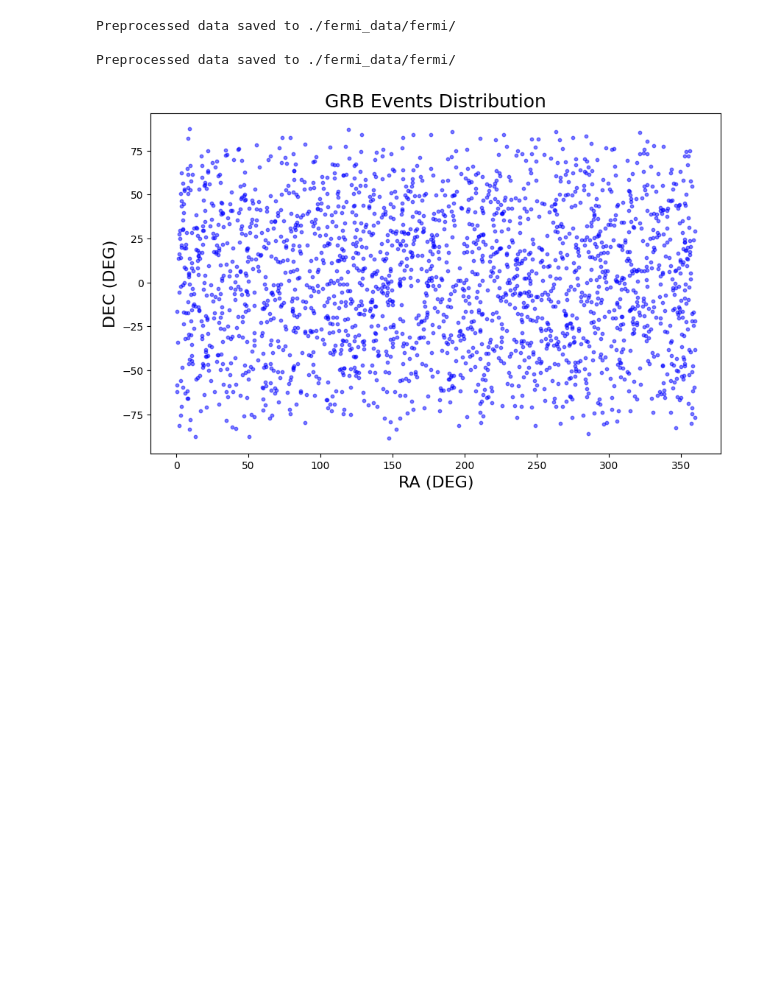
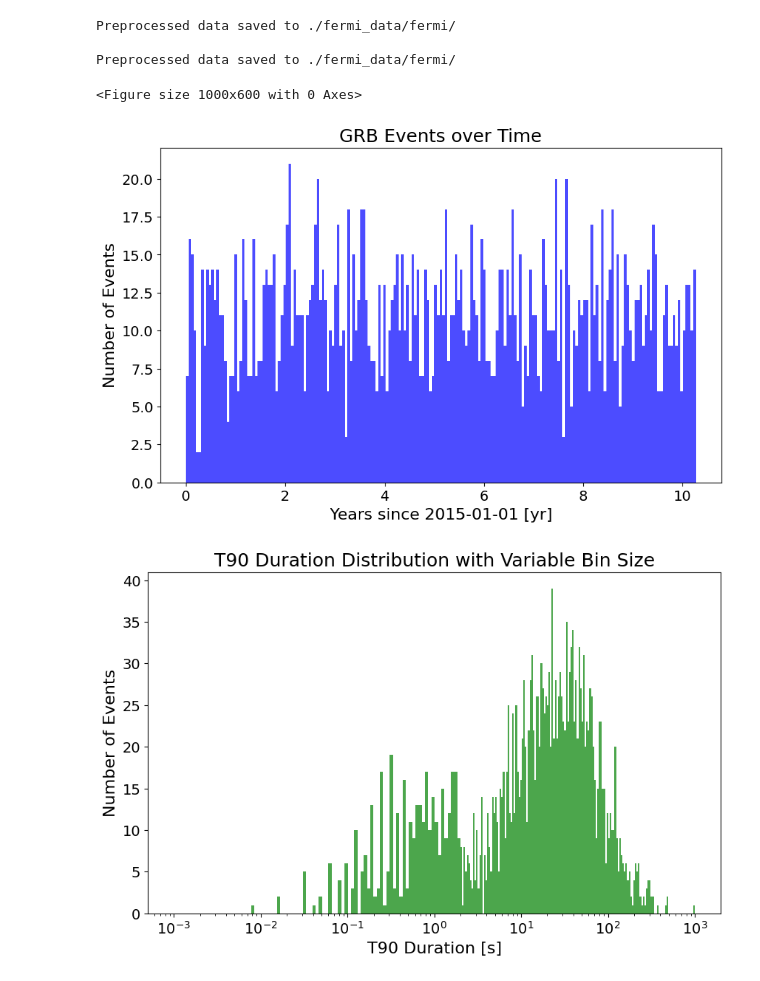
Before and after one commit to PHYS549/group_project_2025, a Jupyter notebook: demo/fermi_data_exploration.ipynb, the cells around one changed output. Drawn from its saved outputs; the diff is of its cells as text; code cells hidden in the pictures; blank space fills up the shorter version.

Commit message:
visualize

```diff
--- a/demo/fermi_data_exploration.ipynb
+++ b/demo/fermi_data_exploration.ipynb
@@ -13,9 +13,9 @@ Preprocessed data saved to ./fermi_data/fermi/
 
 Preprocessed data saved to ./fermi_data/fermi/
 # %%
-# Explore the dataset and create visualizations
+# Extract time data, and plot histograms of time and duration
 create_time_data_plots(fermi_data, 'plots')
-create_location_data_plots(fermi_data, 'plots')
-plot_all_detector_positions(fermi_data.head(9))
 # %% [output]
+<Figure size 1000x600 with 0 Axes>
-[figure, old version]
+[figure, new version]
+[figure, added]
```
Also changed, not shown: parts of 8 cells of this notebook, 2 other files.
